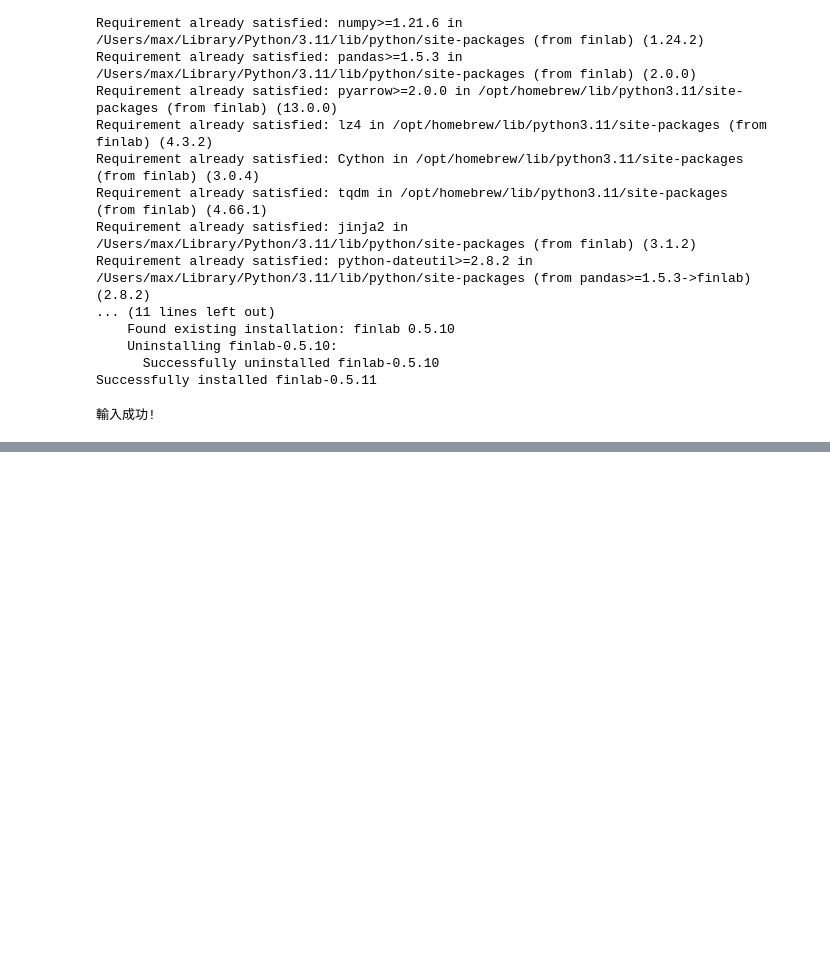
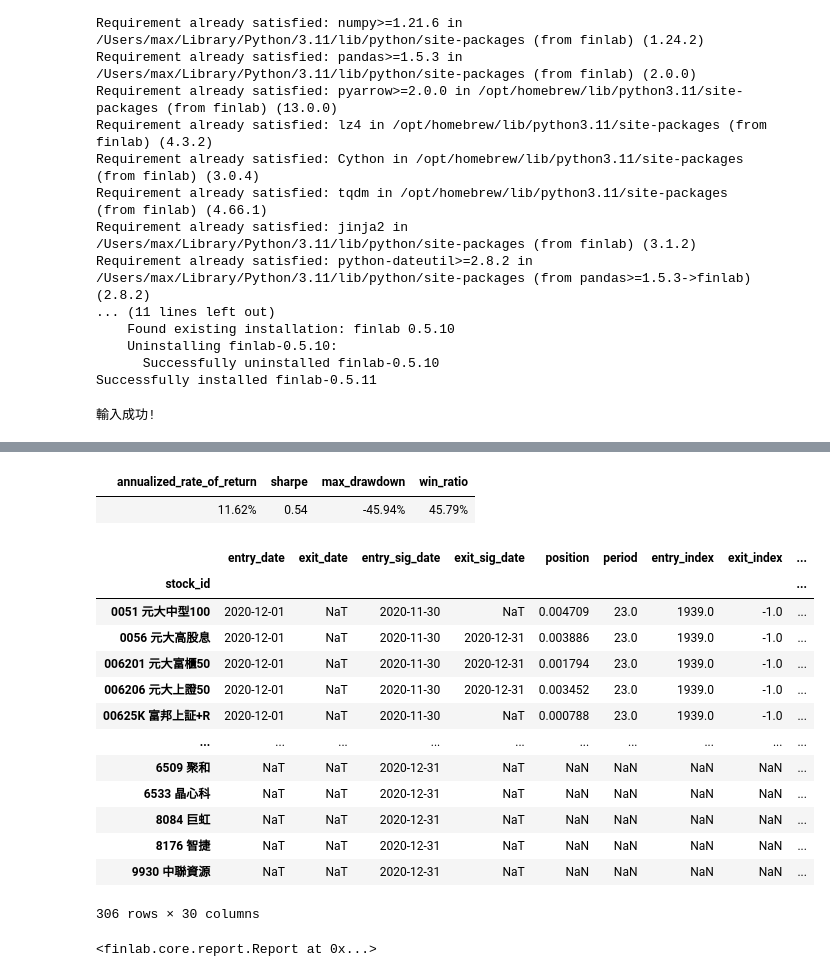
Before and after one commit to max0514/trading_bot, a Jupyter notebook: stock_strategies/find_120days_high.ipynb, the cells around one changed output, grey strips where cells are left out. Drawn from its saved outputs; the diff is of its cells as text; code cells hidden in the pictures; blank space fills up the shorter version.

```diff
--- a/stock_strategies/find_120days_high.ipynb
+++ b/stock_strategies/find_120days_high.ipynb
@@ -44,0 +62,22 @@ Exception: **Error: price:close not exists
+# %%
+position = price_df[price_df ==price_df.rolling(200).max()]
+
+sim(position=position, resample='M')
+# %% [output]
+|  | annualized_rate_of_return | sharpe | max_drawdown | win_ratio |
+|  | 11.62% | 0.54 | -45.94% | 45.79% |
+|  | entry_date | exit_date | entry_sig_date | exit_sig_date | position | period | entry_index | exit_index | ... |
+| stock_id |  |  |  |  |  |  |  |  | ... |
+| 0051 元大中型100 | 2020-12-01 | NaT | 2020-11-30 | NaT | 0.004709 | 23.0 | 1939.0 | -1.0 | ... |
+| 0056 元大高股息 | 2020-12-01 | NaT | 2020-11-30 | 2020-12-31 | 0.003886 | 23.0 | 1939.0 | -1.0 | ... |
+| 006201 元大富櫃50 | 2020-12-01 | NaT | 2020-11-30 | 2020-12-31 | 0.001794 | 23.0 | 1939.0 | -1.0 | ... |
+| 006206 元大上證50 | 2020-12-01 | NaT | 2020-11-30 | 2020-12-31 | 0.003452 | 23.0 | 1939.0 | -1.0 | ... |
+| 00625K 富邦上証+R | 2020-12-01 | NaT | 2020-11-30 | NaT | 0.000788 | 23.0 | 1939.0 | -1.0 | ... |
+| ... | ... | ... | ... | ... | ... | ... | ... | ... | ... |
+| 6509 聚和 | NaT | NaT | 2020-12-31 | NaT | NaN | NaN | NaN | NaN | ... |
+| 6533 晶心科 | NaT | NaT | 2020-12-31 | NaT | NaN | NaN | NaN | NaN | ... |
+| 8084 巨虹 | NaT | NaT | 2020-12-31 | NaT | NaN | NaN | NaN | NaN | ... |
+| 8176 智捷 | NaT | NaT | 2020-12-31 | NaT | NaN | NaN | NaN | NaN | ... |
+| 9930 中聯資源 | NaT | NaT | 2020-12-31 | NaT | NaN | NaN | NaN | NaN | ... |
+306 rows × 30 columns
+<finlab.core.report.Report at 0x...>
```
Also changed, not shown: parts of 2 cells of this notebook, 1 other file.
